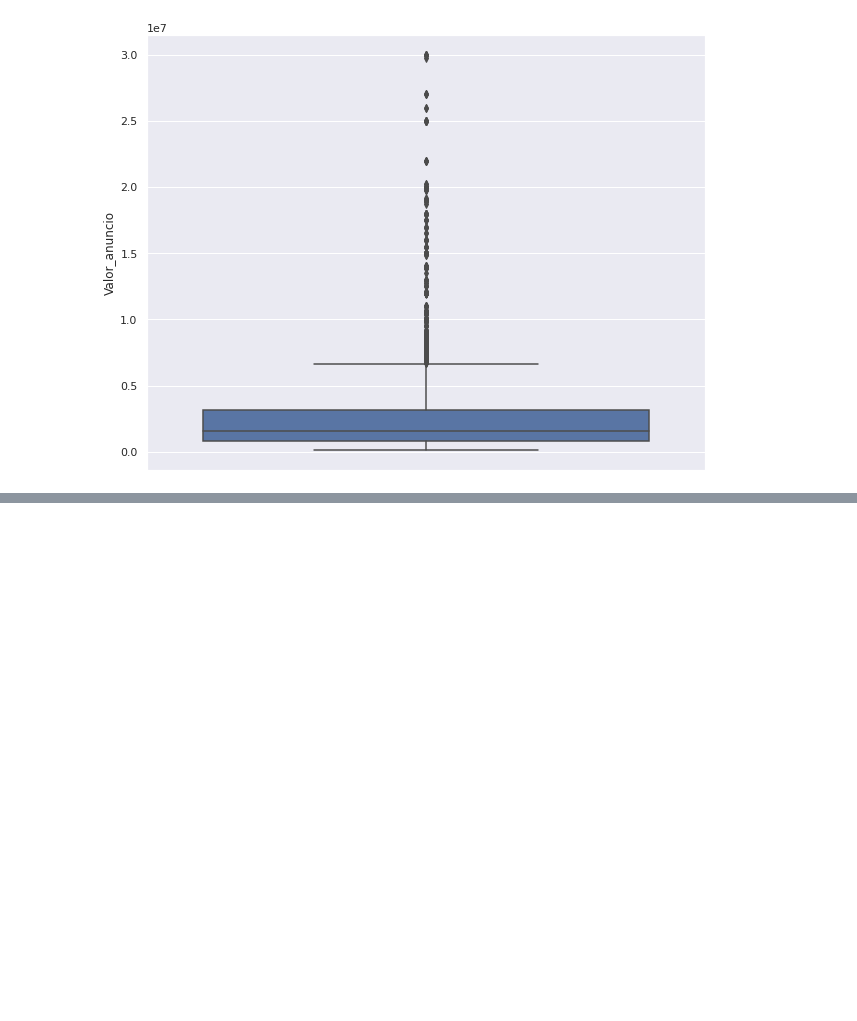
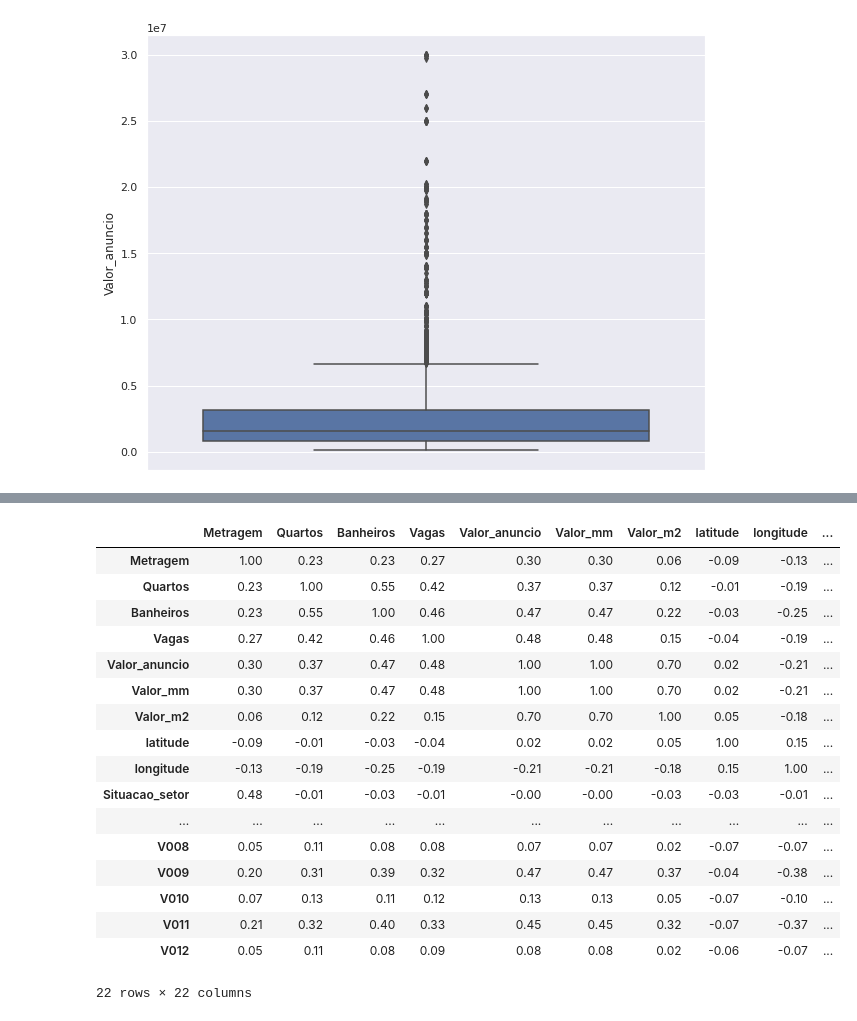
Before and after one commit to phenriquep00/imersao-dados-4, a Jupyter notebook: imersao_dados_4_05.ipynb, the cells around one changed output, grey strips where cells are left out. Cells and saved outputs as stored; diff of their text form; code cells hidden in the pictures; blank space fills up the shorter version.

```diff
--- a/imersao_dados_4_05.ipynb
+++ b/imersao_dados_4_05.ipynb
@@ -848,0 +855,21 @@ plt.show()
+# %%
+dados_vendas_censo.corr()
+# %% [output]
+|  | Metragem | Quartos | Banheiros | Vagas | Valor_anuncio | Valor_mm | Valor_m2 | latitude | longitude | ... |
+| Metragem | 1.00 | 0.23 | 0.23 | 0.27 | 0.30 | 0.30 | 0.06 | -0.09 | -0.13 | ... |
+| Quartos | 0.23 | 1.00 | 0.55 | 0.42 | 0.37 | 0.37 | 0.12 | -0.01 | -0.19 | ... |
+| Banheiros | 0.23 | 0.55 | 1.00 | 0.46 | 0.47 | 0.47 | 0.22 | -0.03 | -0.25 | ... |
+| Vagas | 0.27 | 0.42 | 0.46 | 1.00 | 0.48 | 0.48 | 0.15 | -0.04 | -0.19 | ... |
+| Valor_anuncio | 0.30 | 0.37 | 0.47 | 0.48 | 1.00 | 1.00 | 0.70 | 0.02 | -0.21 | ... |
+| Valor_mm | 0.30 | 0.37 | 0.47 | 0.48 | 1.00 | 1.00 | 0.70 | 0.02 | -0.21 | ... |
+| Valor_m2 | 0.06 | 0.12 | 0.22 | 0.15 | 0.70 | 0.70 | 1.00 | 0.05 | -0.18 | ... |
+| latitude | -0.09 | -0.01 | -0.03 | -0.04 | 0.02 | 0.02 | 0.05 | 1.00 | 0.15 | ... |
+| longitude | -0.13 | -0.19 | -0.25 | -0.19 | -0.21 | -0.21 | -0.18 | 0.15 | 1.00 | ... |
+| Situacao_setor | 0.48 | -0.01 | -0.03 | -0.01 | -0.00 | -0.00 | -0.03 | -0.03 | -0.01 | ... |
+| ... | ... | ... | ... | ... | ... | ... | ... | ... | ... | ... |
+| V008 | 0.05 | 0.11 | 0.08 | 0.08 | 0.07 | 0.07 | 0.02 | -0.07 | -0.07 | ... |
+| V009 | 0.20 | 0.31 | 0.39 | 0.32 | 0.47 | 0.47 | 0.37 | -0.04 | -0.38 | ... |
+| V010 | 0.07 | 0.13 | 0.11 | 0.12 | 0.13 | 0.13 | 0.05 | -0.07 | -0.10 | ... |
+| V011 | 0.21 | 0.32 | 0.40 | 0.33 | 0.45 | 0.45 | 0.32 | -0.07 | -0.37 | ... |
+| V012 | 0.05 | 0.11 | 0.08 | 0.09 | 0.08 | 0.08 | 0.02 | -0.06 | -0.07 | ... |
+22 rows × 22 columns
```
Also changed, not shown: parts of 9 cells of this notebook.
